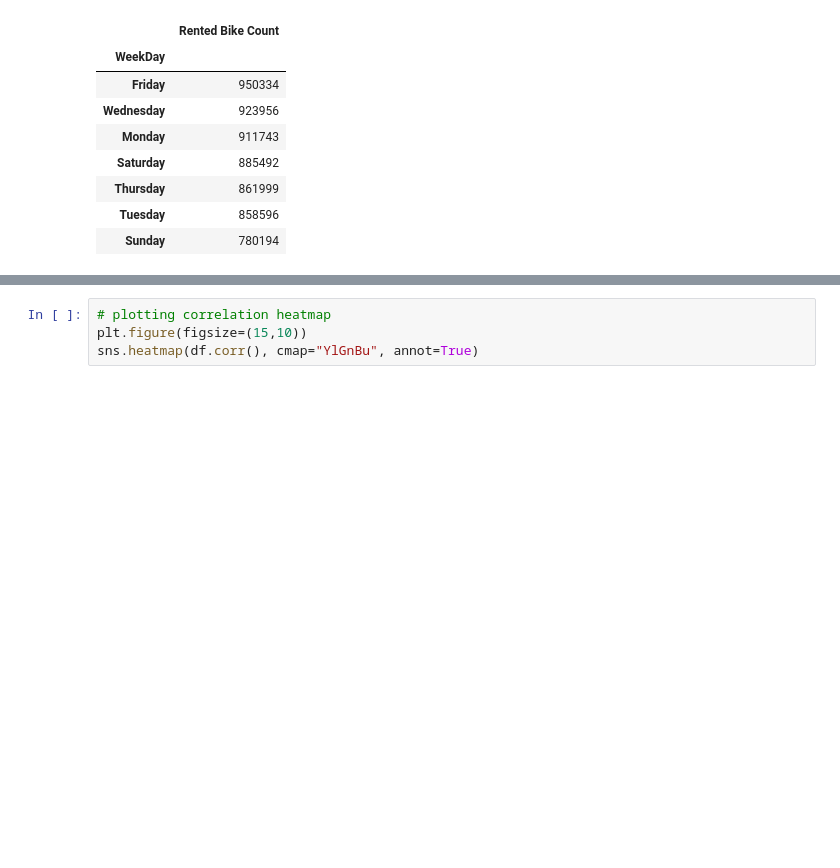
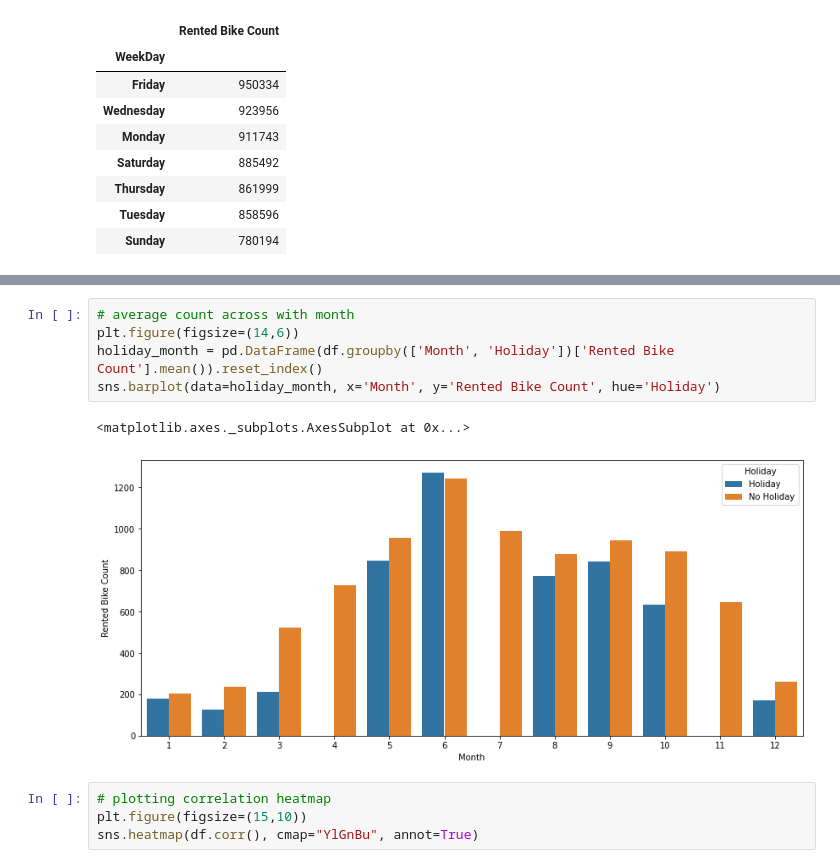
Before and after one commit to AjaharDaroga/Bike_Shearing_Demand_Prediction, a Jupyter notebook: Bike_Sharing_Demand_Prediction.ipynb, the cells around one changed output, grey strips where cells are left out. Cells and saved outputs as stored; diff of their text form; blank space fills up the shorter version.

```diff
--- a/Bike_Sharing_Demand_Prediction.ipynb
+++ b/Bike_Sharing_Demand_Prediction.ipynb
@@ -276,3 +292,11 @@ high_No_Count
+# %%
+# average count across with month
+plt.figure(figsize=(14,6))
+holiday_month = pd.DataFrame(df.groupby(['Month', 'Holiday'])['Rented Bike Count'].mean()).reset_index()
+sns.barplot(data=holiday_month, x='Month', y='Rented Bike Count', hue='Holiday')
+# %% [output]
+<matplotlib.axes._subplots.AxesSubplot at 0x...>
+[figure, added]
 # %%
 # plotting correlation heatmap
 plt.figure(figsize=(15,10))
```
Also changed, not shown: parts of 18 cells of this notebook.
